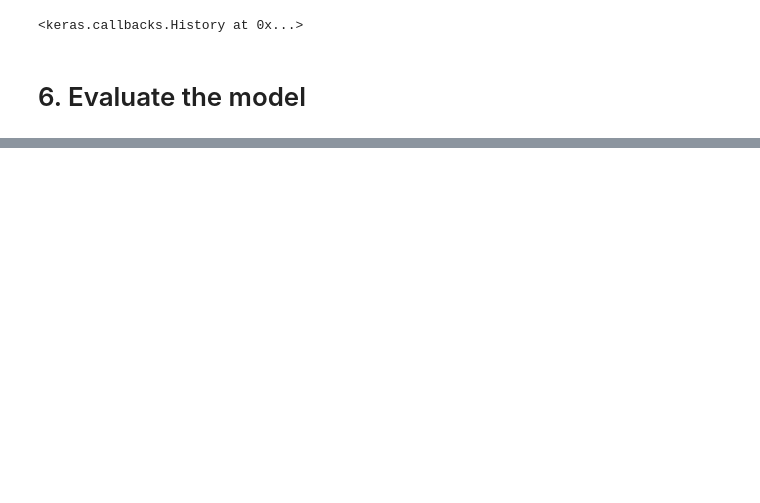
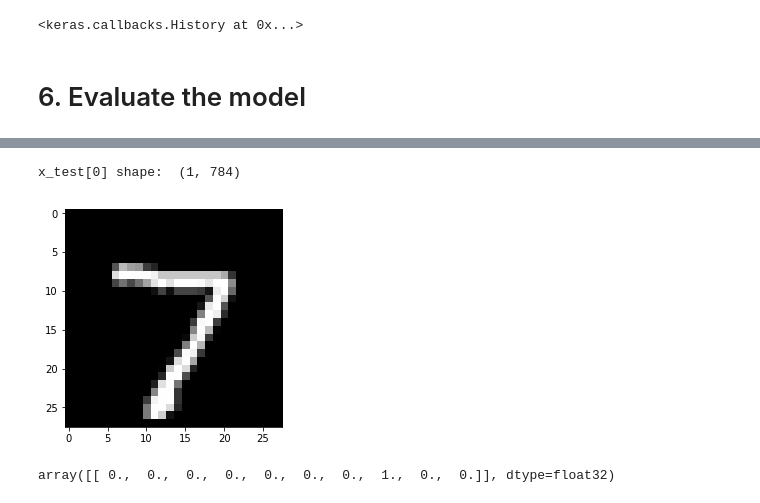
Before and after one commit to wit543/deeplearning, a Jupyter notebook: Untitled3.ipynb, the cells around one changed output, grey strips where cells are left out. Saved outputs shown, nothing was run; the diff lists cells and outputs as text; code cells hidden in the pictures; blank space fills up the shorter version.

Commit message:
add predic

```diff
--- a/Untitled3.ipynb
+++ b/Untitled3.ipynb
@@ -185,0 +200,9 @@ Test accuracy: 0.8279
+# %%
+print("x_test[0] shape: ",x_test[0].reshape(1, 28*28).shape)
+plt.imshow(x_test[0].reshape(28,28), cmap='gray')
+plt.show()
+model.predict(x_test[0].reshape(1, 28*28))
+# %% [output]
+x_test[0] shape:  (1, 784)
+[figure, added]
+array([[ 0.,  0.,  0.,  0.,  0.,  0.,  0.,  1.,  0.,  0.]], dtype=float32)
```
Also changed, not shown: parts of 6 cells of this notebook, 1 other file.
